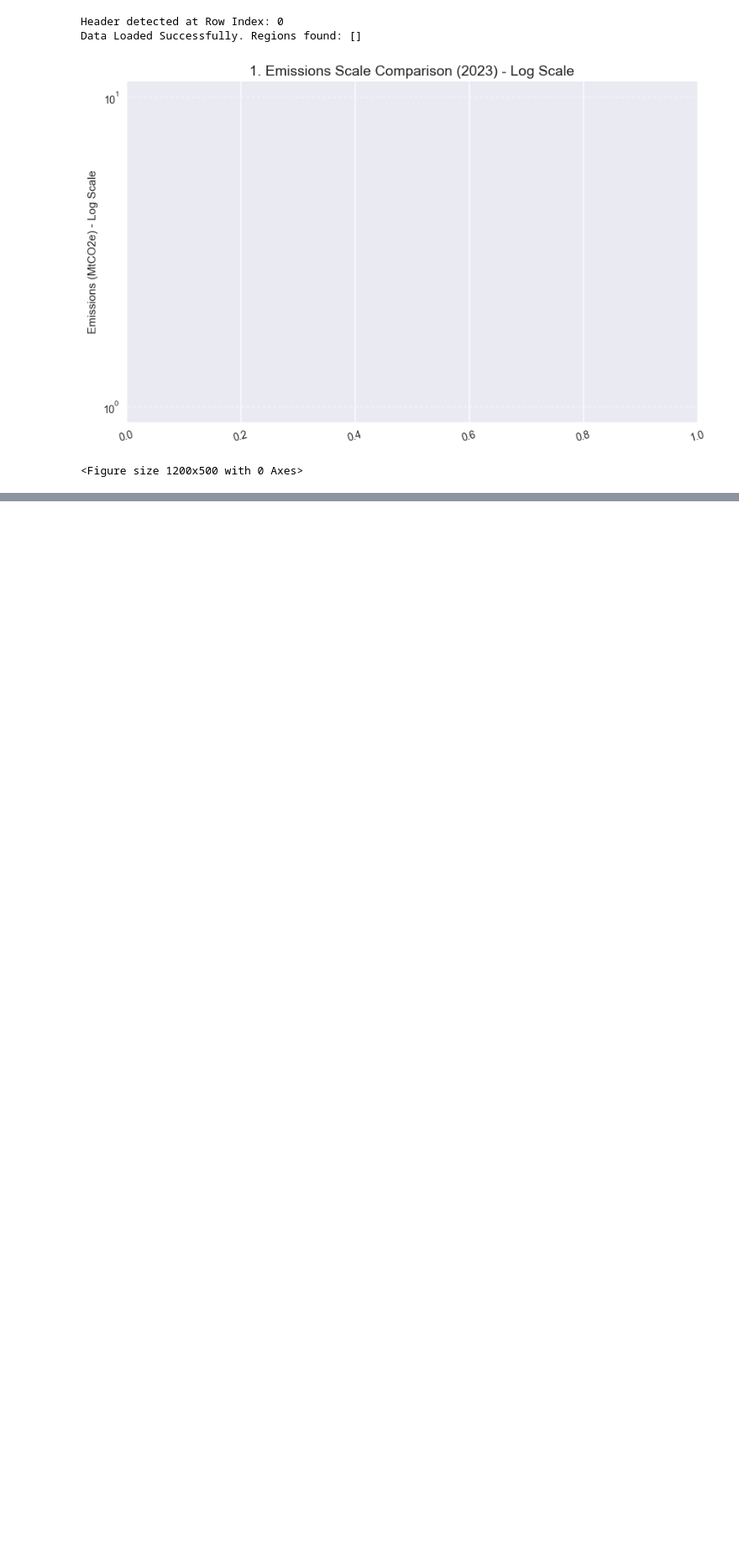
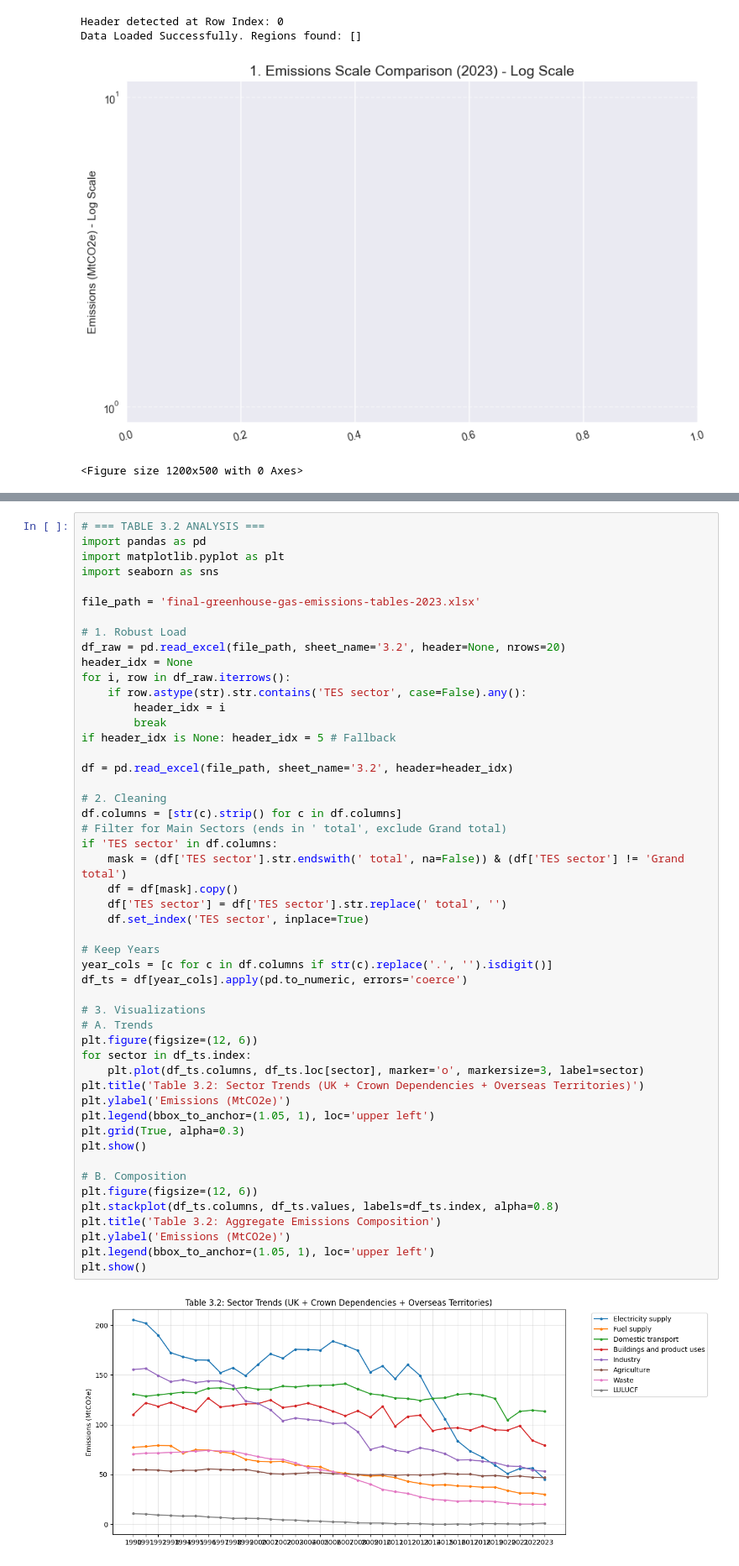
Before and after one commit to Shreyasrs23/UK-Carbon-Emissions-Data-Mining-Project, a Jupyter notebook: Data_Exploration.ipynb, the cells around one changed output, grey strips where cells are left out. Shown at 84% size. Drawn from its saved outputs; the diff is of its cells as text; blank space fills up the shorter version.

Commit message:
Adding Working code of Tables 3.2,3.3,3.4,4.1,4.2,5.1,6.1,6.2,6.3,6.4 , Updated Working full Dashboard

```diff
--- a/Data_Exploration.ipynb
+++ b/Data_Exploration.ipynb
@@ -1233,0 +1236,52 @@ Data Loaded Successfully. Regions found: []
+# %%
+# === TABLE 3.2 ANALYSIS ===
+import pandas as pd
+import matplotlib.pyplot as plt
+import seaborn as sns
+
+file_path = 'final-greenhouse-gas-emissions-tables-2023.xlsx'
+
+# 1. Robust Load
+df_raw = pd.read_excel(file_path, sheet_name='3.2', header=None, nrows=20)
+header_idx = None
+for i, row in df_raw.iterrows():
+    if row.astype(str).str.contains('TES sector', case=False).any():
+        header_idx = i
+        break
+if header_idx is None: header_idx = 5 # Fallback
+
+df = pd.read_excel(file_path, sheet_name='3.2', header=header_idx)
+
+# 2. Cleaning
+df.columns = [str(c).strip() for c in df.columns]
+# Filter for Main Sectors (ends in ' total', exclude Grand total)
+if 'TES sector' in df.columns:
+    mask = (df['TES sector'].str.endswith(' total', na=False)) & (df['TES sector'] != 'Grand total')
+    df = df[mask].copy()
+    df['TES sector'] = df['TES sector'].str.replace(' total', '')
+    df.set_index('TES sector', inplace=True)
+
+# Keep Years
+year_cols = [c for c in df.columns if str(c).replace('.', '').isdigit()]
+df_ts = df[year_cols].apply(pd.to_numeric, errors='coerce')
+
+# 3. Visualizations
+# A. Trends
+plt.figure(figsize=(12, 6))
+for sector in df_ts.index:
+    plt.plot(df_ts.columns, df_ts.loc[sector], marker='o', markersize=3, label=sector)
+plt.title('Table 3.2: Sector Trends (UK + Crown Dependencies + Overseas Territories)')
+plt.ylabel('Emissions (MtCO2e)')
+plt.legend(bbox_to_anchor=(1.05, 1), loc='upper left')
+plt.grid(True, alpha=0.3)
+plt.show()
+
+# B. Composition
+plt.figure(figsize=(12, 6))
+plt.stackplot(df_ts.columns, df_ts.values, labels=df_ts.index, alpha=0.8)
+plt.title('Table 3.2: Aggregate Emissions Composition')
+plt.ylabel('Emissions (MtCO2e)')
+plt.legend(bbox_to_anchor=(1.05, 1), loc='upper left')
+plt.show()
+# %% [output]
+[figure, added]
```
Also changed, not shown: parts of 16 cells of this notebook, 1 other file.
